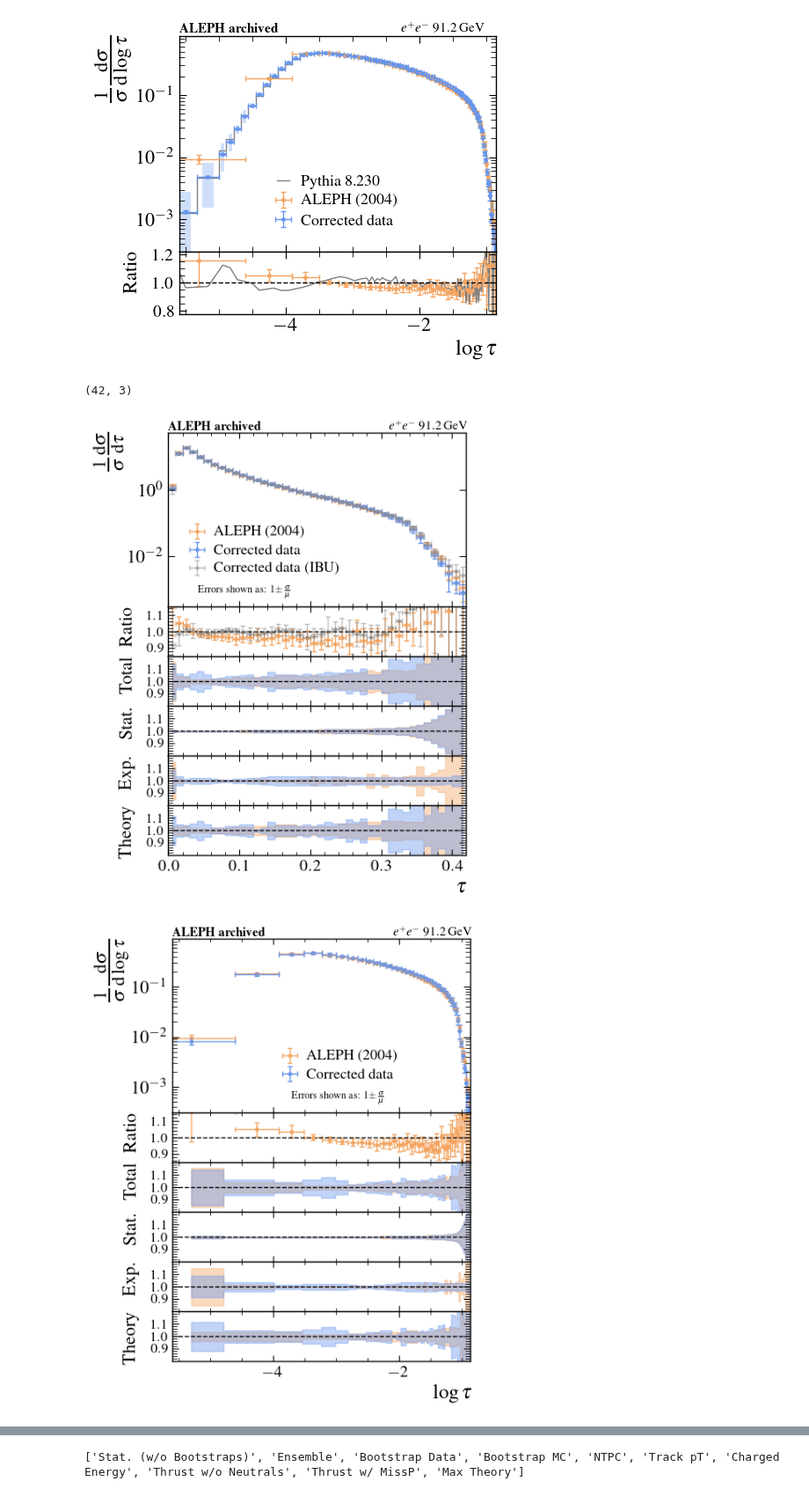
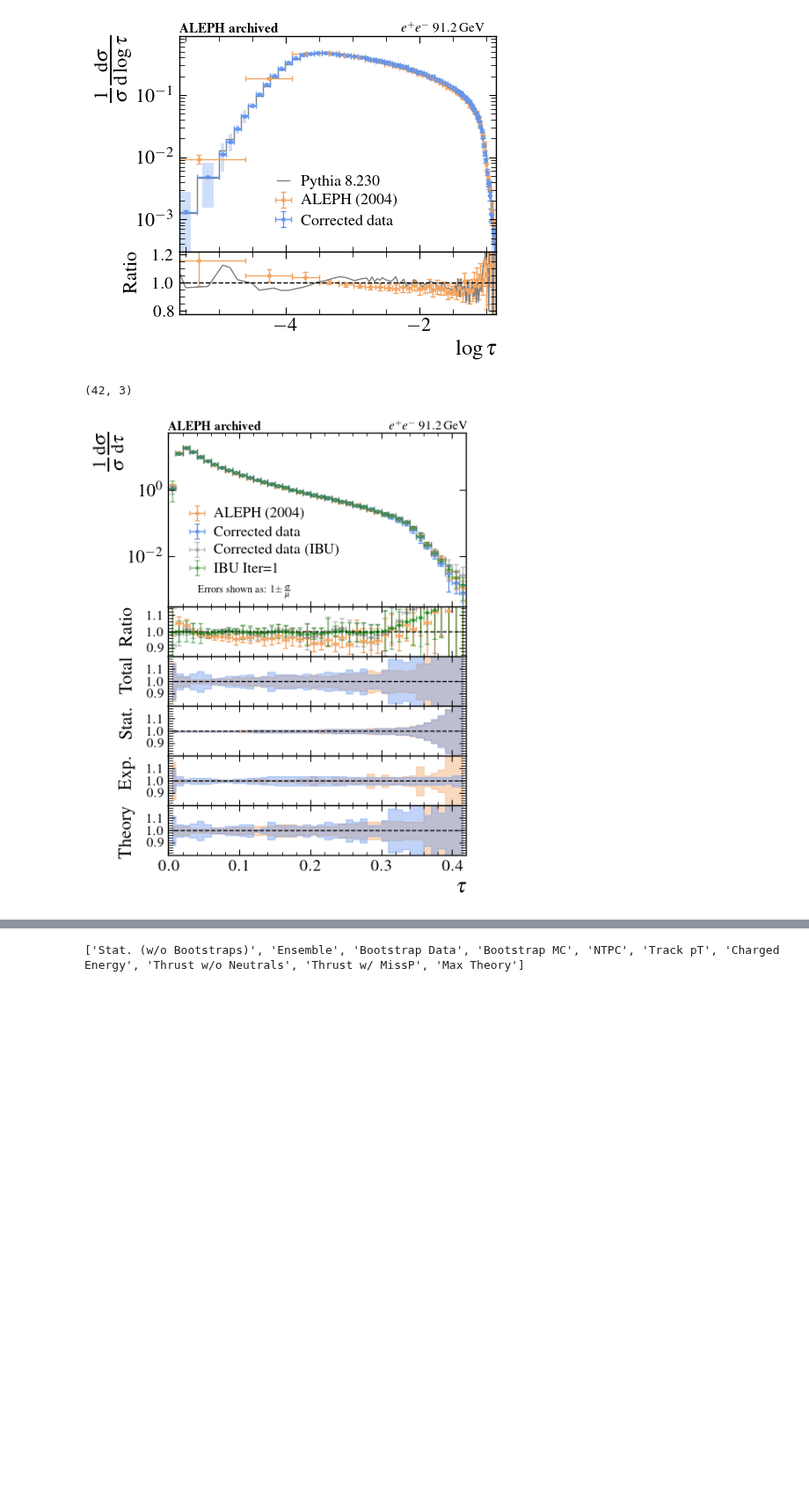
Before and after one commit to badeaa3/unfold-ee-logtau, a Jupyter notebook: Plotting/VisualizeResult.ipynb, the cells around one changed output, grey strips where cells are left out. Shown at 88% size. Drawn from its saved outputs; the diff is of its cells as text; code cells hidden in the pictures; blank space fills up the shorter version.

Commit message:
add ibu into visualize result

```diff
--- a/Plotting/VisualizeResult.ipynb
+++ b/Plotting/VisualizeResult.ipynb
@@ -86,6 +86,7 @@ None
 # %%
 ibu_results = {}
 ibu_results["tau"] = np.load("/home/badea/e+e-/aleph/unfold-ee-logtau/ibu_results/training-065e8543/ibu_results.npz")
+ibu_results["tau_iter1"] = np.load("/home/badea/e+e-/aleph/unfold-ee-logtau/ibu_results/training-065e8543/ibu_results_iter1.npz")
 # %%
 # Load the data
 import json
@@ -1342,6 +1343,14 @@ for key, region_style in paperPlotConf.items():
             "fmt" : "o", "markersize": 2.5, "markerfacecolor" : "none", "lw" : 1, "capsize" : 2, "alpha" : 0.5
         }
 
+        inPlots["ibu_iter1"] = {
+            "plotType": "errorbar",
+            "x": bin_centers, "y": ibu_results[key+"_iter1"]["nominal"],
+            "xerr":bin_widths/2, "yerr": ibu_results[key+"_iter1"]["total_uncert"],
+            "color": "green", "label": "IBU Iter=1",
+            "fmt" : "o", "markersize": 2.5, "markerfacecolor" : "none", "lw" : 1, "capsize" : 2, "alpha" : 0.5
+        }
+
     # ax0 error bar plots
     for _, plot in inPlots.items():
         axs[0].errorbar(
@@ -1434,35 +1443,34 @@ for key, region_style in paperPlotConf.items():
         ax.set_xlim(region_style["ax2_xlim"])
     # set final x-axis
     axs[-1].set_xlabel(region_style["ax2_xlabel"], fontsize=style.get("ax2_xlabel_fs", 18), labelpad=4)
 
     # handle others
     for ax in axs[2:]:
         ax.set_ylim(0.8, 1.2)
         ax.set_yticks([0.9, 1.0, 1.1])
 
     # tick length
     for ax in axs:
         ax.tick_params(axis="y", which="major", length=6)
         ax.tick_params(axis="y", which="minor", length=4)
         ax.tick_params(axis="x", which="major", length=5)
         ax.tick_params(axis="x", which="minor", length=3)
 
     # tick size
     axs[0].tick_params(axis='y', labelsize=16)
     for ax in axs[1:]:
         ax.tick_params(axis='y', labelsize=12)
 
     # enforce settings and save
     fig.set_size_inches(style["figsize"][0], style["figsize"][1])
     # fig.subplots_adjust(left=0.19, right=0.98, top=0.95, bottom=0.1)
     fig.subplots_adjust(left=0.22, right=0.94, top=0.95, bottom=0.1)
     plt.savefig(f"paper/{key}_multipanel.pdf", bbox_inches=None, dpi=150)
     plt.show()
     plt.close()
 # %% [output]
 (42, 3)
-[figure, old version]
+[figure, new version]
-[figure, removed]
 # %%
 # Enable LaTeX text rendering
 plt.rcParams.update({
```
Also changed, not shown: 1 other file.
